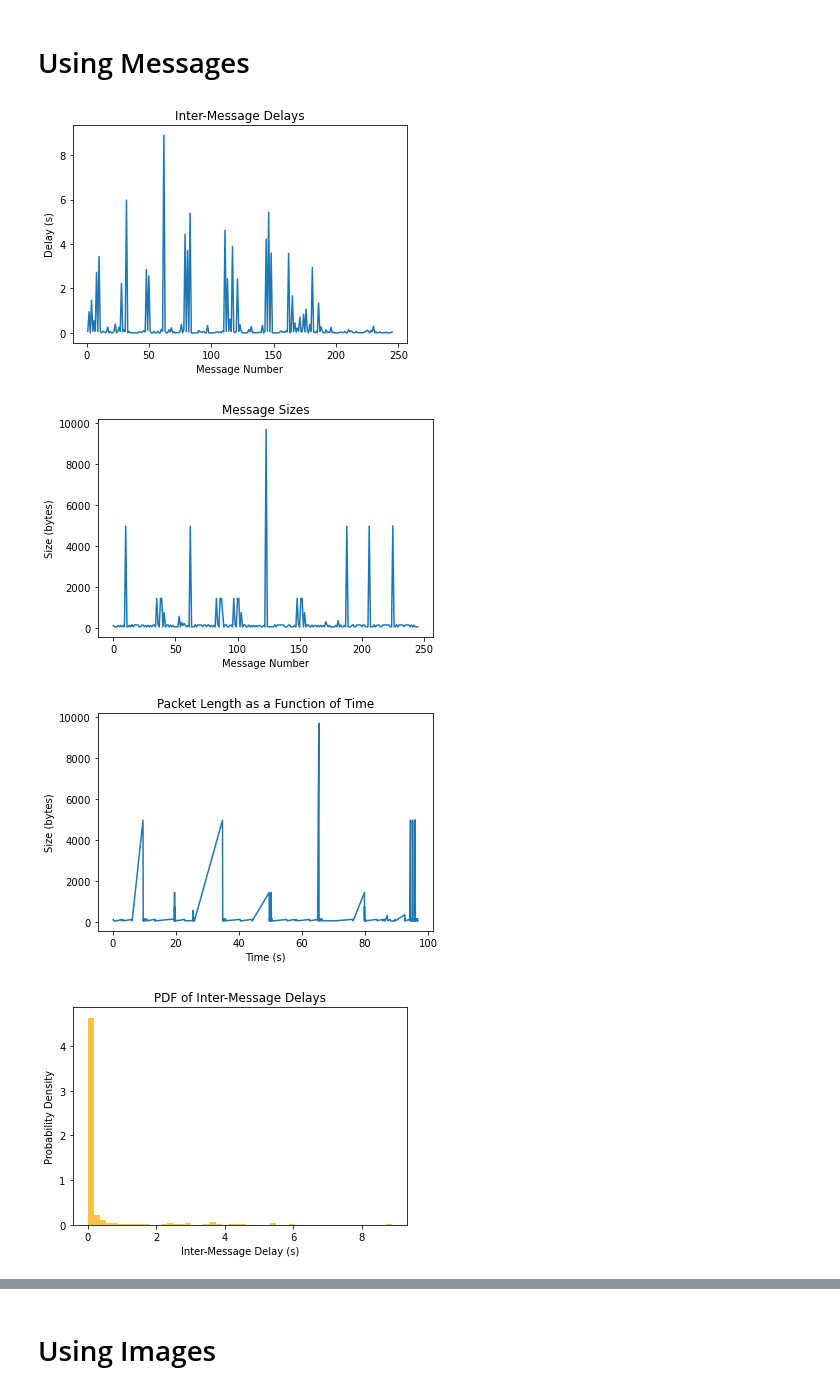
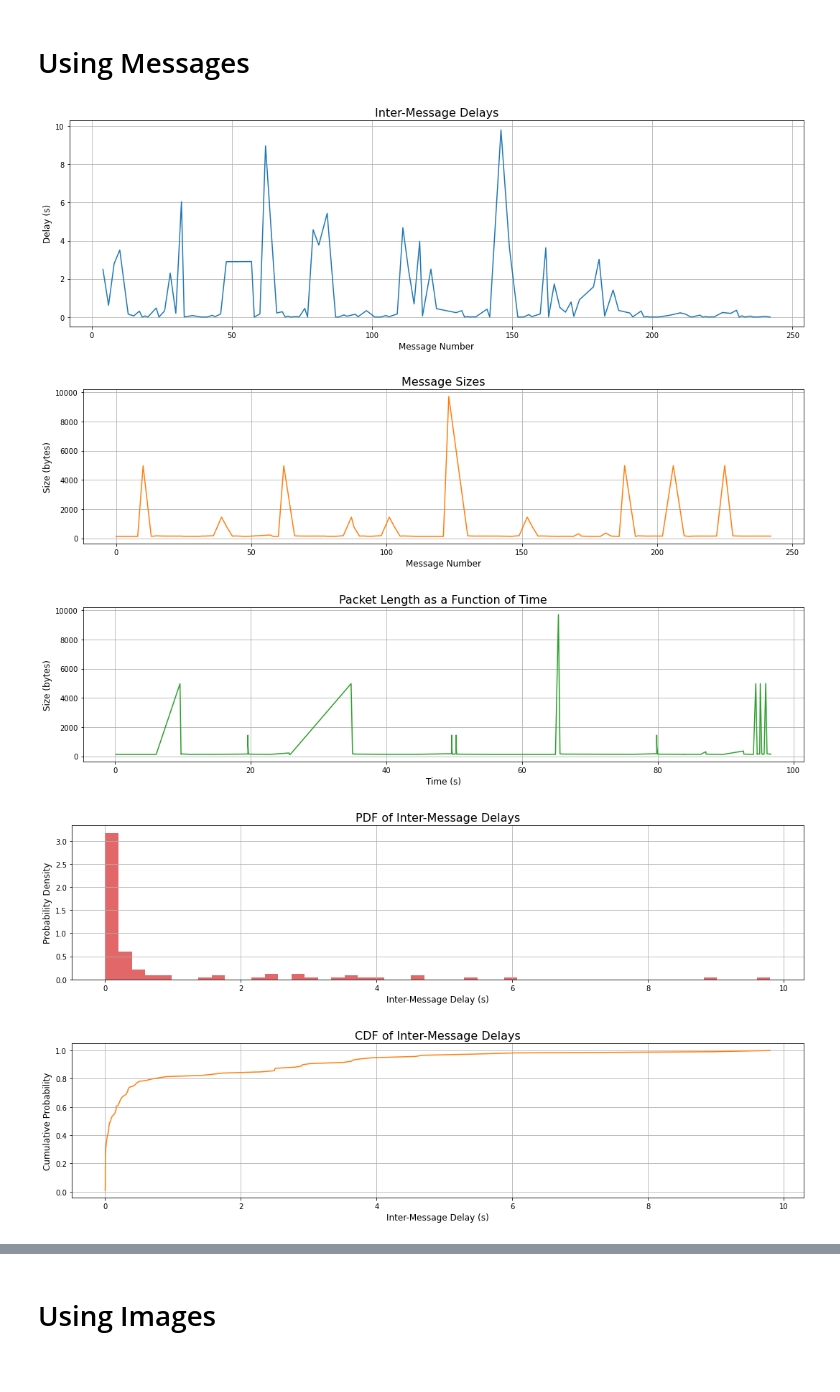
Before and after one commit to MayaHayat/NetworkingFinalProject, a Jupyter notebook: src/Networks_Assignment.ipynb, the cells around one changed output, grey strips where cells are left out. Saved outputs shown, nothing was run; the diff lists cells and outputs as text; code cells hidden in the pictures.

```diff
--- a/src/Networks_Assignment.ipynb
+++ b/src/Networks_Assignment.ipynb
@@ -46,9 +92,10 @@ def display(file_name):
 # %% [markdown]
 # Using Messages
 # %%
-display('rec1.csv')
+data = display('rec1.csv')
 # %% [output]
-[figure, old version]
+[figure, new version]
-[figure, old version]
+[figure, new version]
-[figure, old version]
+[figure, new version]
-[figure, old version]
+[figure, new version]
+[figure, added]
```
Also changed, not shown: parts of 14 cells of this notebook.
